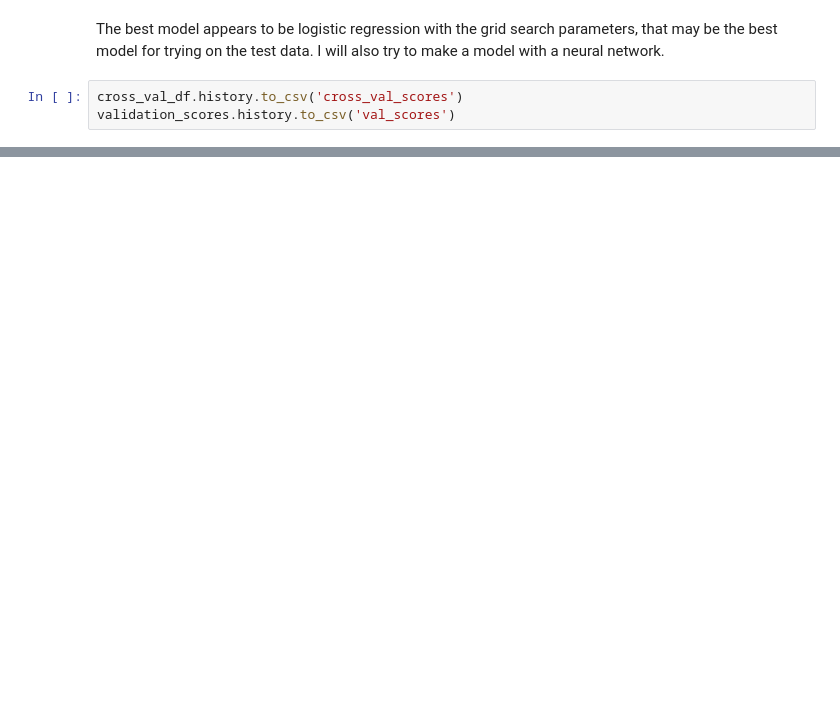
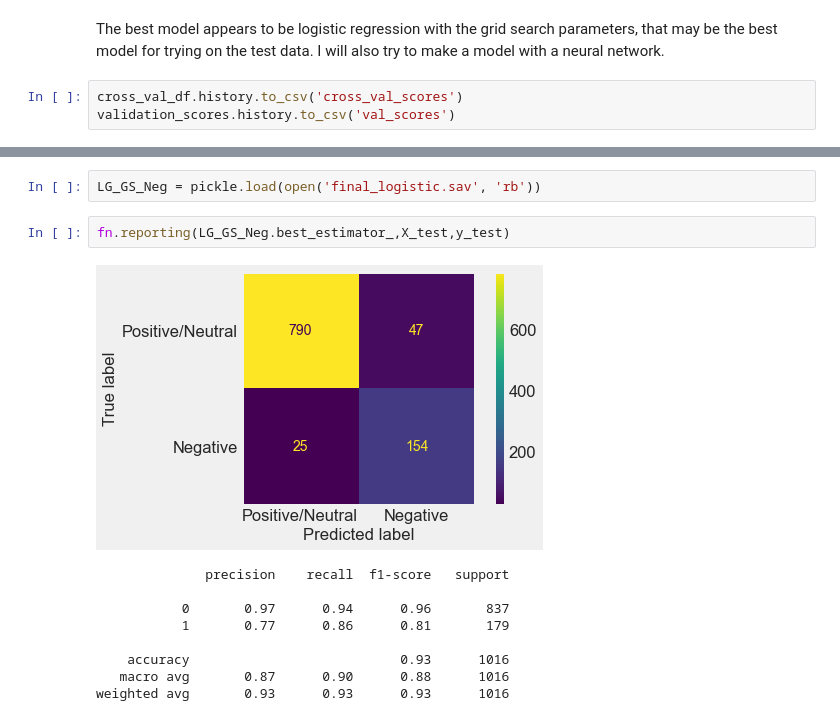
Before and after one commit to seanisthegood/Twitter_Sentiment_Project, a Jupyter notebook: Modeling.ipynb, the cells around one changed output, grey strips where cells are left out. Saved outputs shown, nothing was run; the diff lists cells and outputs as text; blank space fills up the shorter version.

```diff
--- a/Modeling.ipynb
+++ b/Modeling.ipynb
@@ -1501,0 +1523,14 @@ pickle.dump(LG_GS_Neg, open(filename, 'wb'))
+# %%
+LG_GS_Neg = pickle.load(open('final_logistic.sav', 'rb'))
+# %%
+fn.reporting(LG_GS_Neg.best_estimator_,X_test,y_test)
+# %% [output]
+[figure, added]
+              precision    recall  f1-score   support
+
+           0       0.97      0.94      0.96       837
+           1       0.77      0.86      0.81       179
+
+    accuracy                           0.93      1016
+   macro avg       0.87      0.90      0.88      1016
+weighted avg       0.93      0.93      0.93      1016
```
Also changed, not shown: parts of 7 cells of this notebook, 14 other files.
